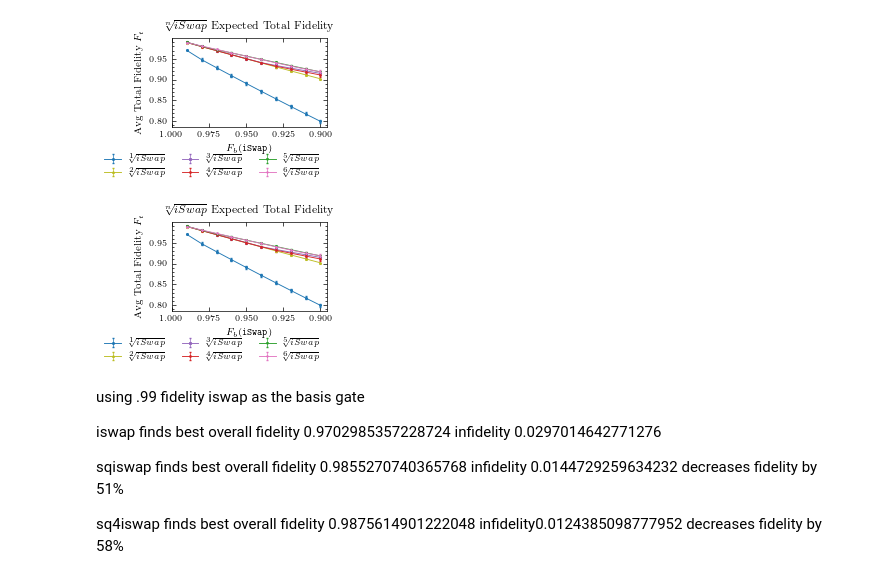
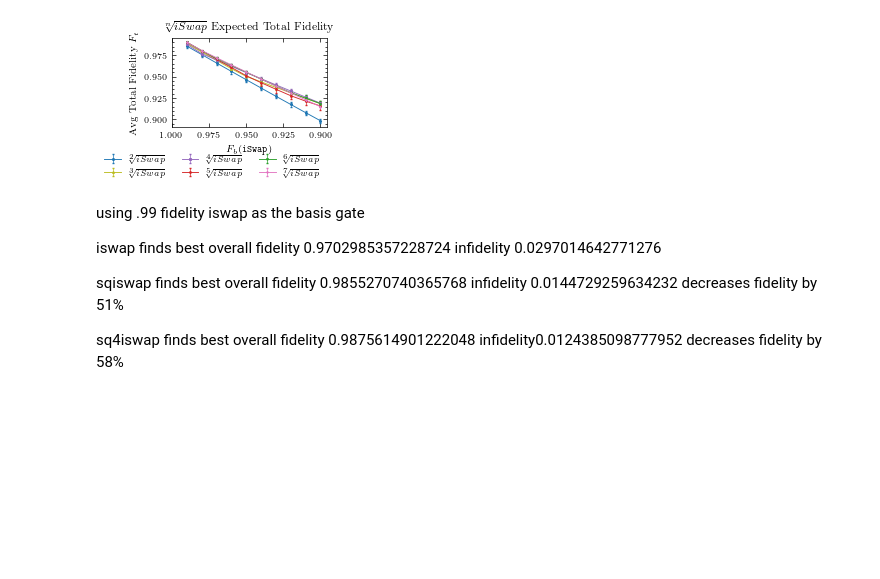
Before and after one commit to Pitt-JonesLab/clonk_transpilation, a Jupyter notebook: src/benchmark_suite/nuop_main.ipynb, the cells around one changed output. Cells and saved outputs as stored; diff of their text form; code cells hidden in the pictures; blank space fills up the shorter version.

```diff
--- a/src/benchmark_suite/nuop_main.ipynb
+++ b/src/benchmark_suite/nuop_main.ipynb
@@ -34,22 +35,22 @@ dag = circuit_to_dag(qc)
 # %%
 #don't change, would break previous data collection
 #XXX
-# alpha_range = [2,3,4,5,6,7]
+alpha_range = [2,3,4,5,6,7]
 # # alpha_range = [5]
 # gate_range = range(2,11)#9
-alpha_range = [1,2,3,4,5,6]
+#alpha_range = [1,2,3,4,5,6]
 gate_range = range(2,9)#11
 from qiskit.quantum_info import random_unitary
 
 def collect_random2q_data(base_fidelity, N=15, mode="swap"):
-    alpha_range = [1,2,3,4,5,6]
-    # alpha_range = [5]
-    gate_range = range(2,9)#11
+    # alpha_range = [2,3,4,5,6,7]
+    # # alpha_range = [5]
+    # gate_range = range(2,9)#11
 
     base_fidelity = base_fidelity
     empty_flag = 0
-    filename = f'data-archive3/data1_{mode}.h5' #f'data-archive2/data1_{mode}.h5' #f'data-archive/data1_{mode}.h5', #archive2 uses 2-7, archive3 uses 1-6
-    # filename = f'data/data5_{mode}.h5'
+    filename = f'data-archive2/data1_{mode}.h5' #f'data-archive2/data1_{mode}.h5' #f'data-archive/data1_{mode}.h5', #archive2 uses 2-7, archive3 uses 1-6
+    #filename = f'src/benchmark_suite/data/data5_{mode}.h5'
     #load in previous data
     try:
         with h5py.File(filename, 'r') as h5f:
@@ -73,7 +74,7 @@ def collect_random2q_data(base_fidelity, N=15, mode="swap"):
         empty_flag = 1
         decomp_error = []
 
-    for n in range(N-len(decomp_error)):
+    for n in tqdm(range(N-len(decomp_error))):
 
         # if not empty_flag and len(gate_error) >= N:
         #     break
@@ -495,36 +474,35 @@ def create_plot2(gate_error, decomp_error, fidelity_error, plot_bool):
         axs.set_xlabel(r"$F_b(\texttt{iSwap})$")
         axs.invert_xaxis()
         axs.set_yscale('linear')
         axs.minorticks_on()
         axs.xaxis.set_tick_params(which='minor', bottom=False, top=False)
     # # axs[1].set_ylabel("Avg fidelity")
     # # legend = axs[1].legend(title="iSwap Fidelity", bbox_to_anchor=(1.25,-.22), ncol=2)
         axs.legend(bbox_to_anchor=(1.0,-.22), ncol=3)
     # # legend._legend_box.align = "bottoms"
     # axs.yaxis.set_major_locator(plt.MaxNLocator(4))
         axs.set_xticks(np.linspace(.9, 1, 5))
     # #axs[0].xaxis.set_major_locator(plt.MaxNLocator(integer=True))
 
     # axs[1].ticklabel_format(axis="y", style="sci", scilimits=(0, 0))
     #     # axs[1].set_title(f"Random 2Q Fidelity vs nth root iswap")
     #axs.set_yscale('log')
         axs.set_ylabel(r"Avg Total Fidelity $F_t$")
     #axs.set_ylabel("Average Fidelity")
         axs.set_title(r"$\sqrt[n]{iSwap}$ Expected Total Fidelity")
     #axs.minorticks_off()
     #axs.set_ylabel("Average Infidelity")
     #axs.set_xticks = [2,3,4,5,6,7,8]
     #axs.minorticks_off()
     #fig.suptitle(f"Random 2Q Fidelity (N={N})")
     #plt.axes().xaxis.set_major_locator(plt.MaxNLocator(integer=True))
     #fig.tight_layout()
     fig.show()
     filename = "nuop_experiment"
     fig.savefig('{}.svg'.format(filename), format="svg", facecolor=None)
-create_plot2(gate_error, decomp_error, fidelity_error, plot_bool=False);
+create_plot2(gate_error, decomp_error, fidelity_error, plot_bool=0);
 # %% [output]
-[figure, old version]
+[figure, new version]
-[figure, removed]
 # %% [markdown]
 using .99 fidelity iswap as the basis gate
 
```
Also changed, not shown: parts of 8 cells of this notebook, 5 other files.
